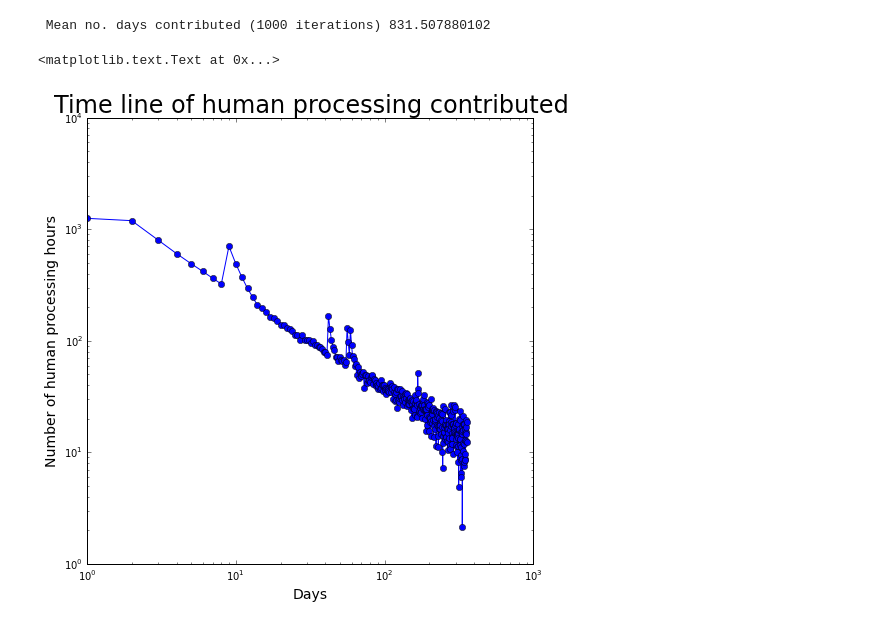
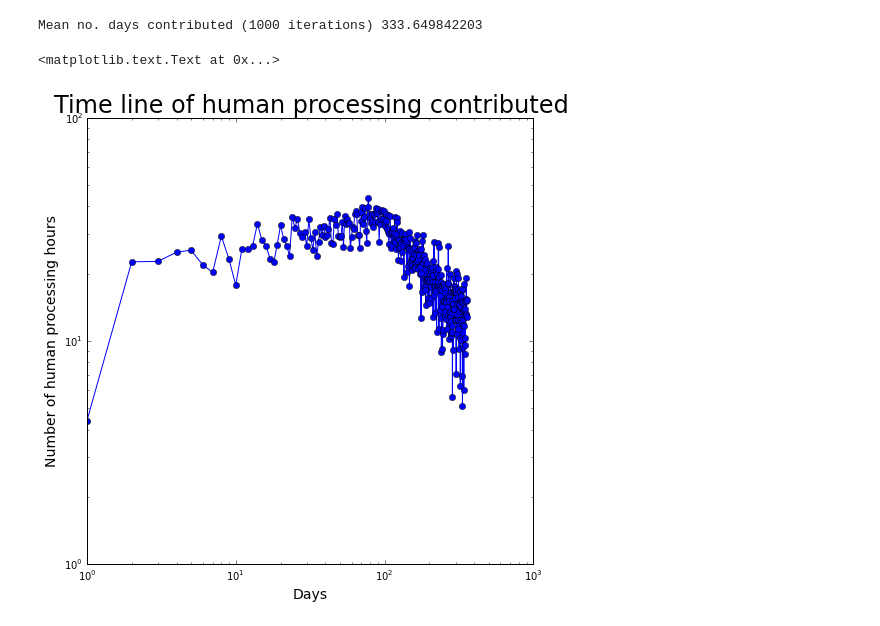
Before and after one commit to TeamMacLean/fraxinus_version1_data_analysis, a Jupyter notebook: fraxinus_visits_model/Players-nonplayers.ipynb, the cells around one changed output. Cells and saved outputs as stored; diff of their text form; code cells hidden in the pictures.

Commit message:
increasing the cohort players over a time

```diff
--- a/fraxinus_visits_model/Players-nonplayers.ipynb
+++ b/fraxinus_visits_model/Players-nonplayers.ipynb
@@ -8,7 +8,8 @@ from scipy.integrate import simps
 def dailyvisits(days, press):
     push = 0
     visits = []
-    start = 5000
+    # Adjust start to a small number and push it max over period of 2 months
+    start = 20
     for i in days:
         # Press release brings additional new players
         # But the addtional players are inverse to time since the release
@@ -24,41 +25,43 @@ def dailyvisits(days, press):
         v = round((np*15) + (rp*70)) # 15 minutes per new players and 60 minutes per returning player
         visits.append(v/60) # visists appended are number of human processing hourse contributed
 
+        if i < 90:
+            start += 50
         push = push*math.exp(-0.6)
         if push < 0:
             push = 0
     return visits
 
 days=range(1,358)
-press=[9,42,56,59,167]
-#press=[]
+#press=[9,42,56,59,167]
+press=[]
 
 f = open('visit_iterations.txt', 'w')
 print >> f, "Iteration\tDay\tPlayers"
 
 collection = []
 number=range(1,1000)
 for j in number:
     visits = dailyvisits(days, press)
     total = sum(visits)/24
     # print "No of days contributed\t", total
 
     for k in days:
         print >> f, j, "\t", days[k-1], "\t", visits[k-1]
     collection.append(total)
 
 f.close()
 print "Mean no. days contributed (1000 iterations)", average(collection)
 
 import matplotlib.pyplot as plt
 fig, axes = plt.subplots(1, 1, figsize=(8, 8))
 plt.plot(days, visits, "-o")
 plt.yscale('log')
 plt.xscale('log')
 plt.xlabel('Days', fontsize=14)
 plt.ylabel('Number of human processing hours', fontsize=14)
 plt.title('Time line of human processing contributed', fontsize=24)
 # %% [output]
- Mean no. days contributed (1000 iterations) 831.507880102
+Mean no. days contributed (1000 iterations) 333.649842203
 <matplotlib.text.Text at 0x...>
-[figure, old version]
+[figure, new version]
```
Also changed, not shown: 1 other file.
